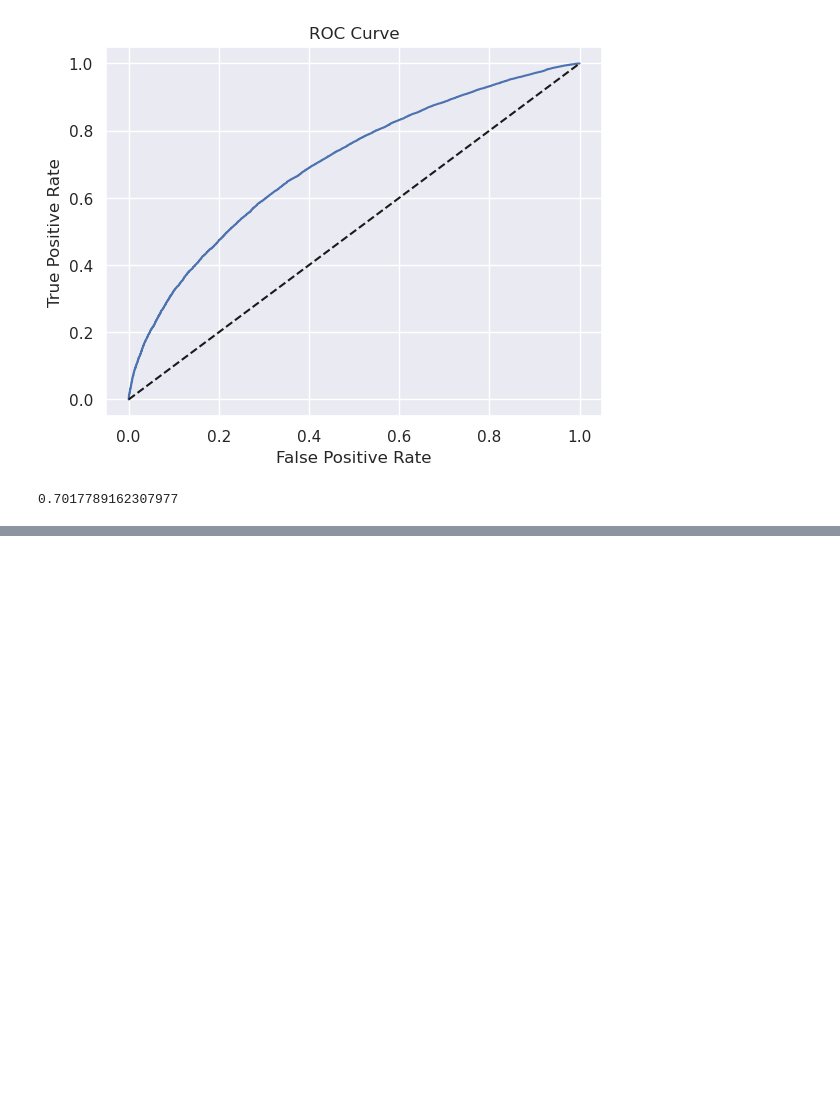
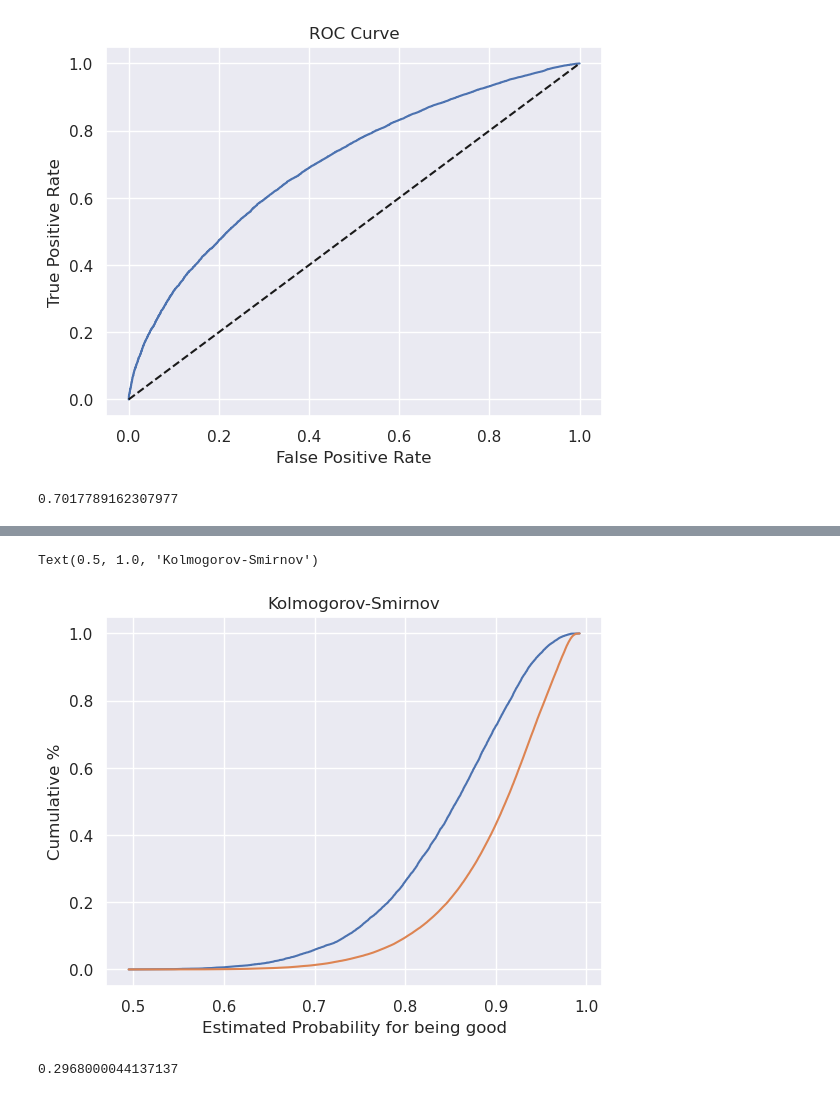
Before and after one commit to pbdanny/PythonProject, a Jupyter notebook: credit_risk_modeling/notebook/CreditRiskModeling_PDModel.ipynb, the cells around one changed output, grey strips where cells are left out. Saved outputs shown, nothing was run; the diff lists cells and outputs as text; code cells hidden in the pictures; blank space fills up the shorter version.

```diff
--- a/credit_risk_modeling/notebook/CreditRiskModeling_PDModel.ipynb
+++ b/credit_risk_modeling/notebook/CreditRiskModeling_PDModel.ipynb
@@ -809,0 +876,9 @@ AUROC
+# %%
+plt.plot(df_actual_predicted_proba["y_hat_test_proba"], df_actual_predicted_proba["Cumulative Perc Bad"])
+plt.plot(df_actual_predicted_proba["y_hat_test_proba"], df_actual_predicted_proba["Cumulative Perc Good"])
+plt.xlabel("Estimated Probability for being good")
+plt.ylabel("Cumulative %")
+plt.title("Kolmogorov-Smirnov")
+# %% [output]
+Text(0.5, 1.0, 'Kolmogorov-Smirnov')
+[figure, added]
@@ -809,0 +887,4 @@ AUROC
+# %%
+KS
+# %% [output]
+0.2968000044137137
```
Also changed, not shown: parts of 13 cells of this notebook.
